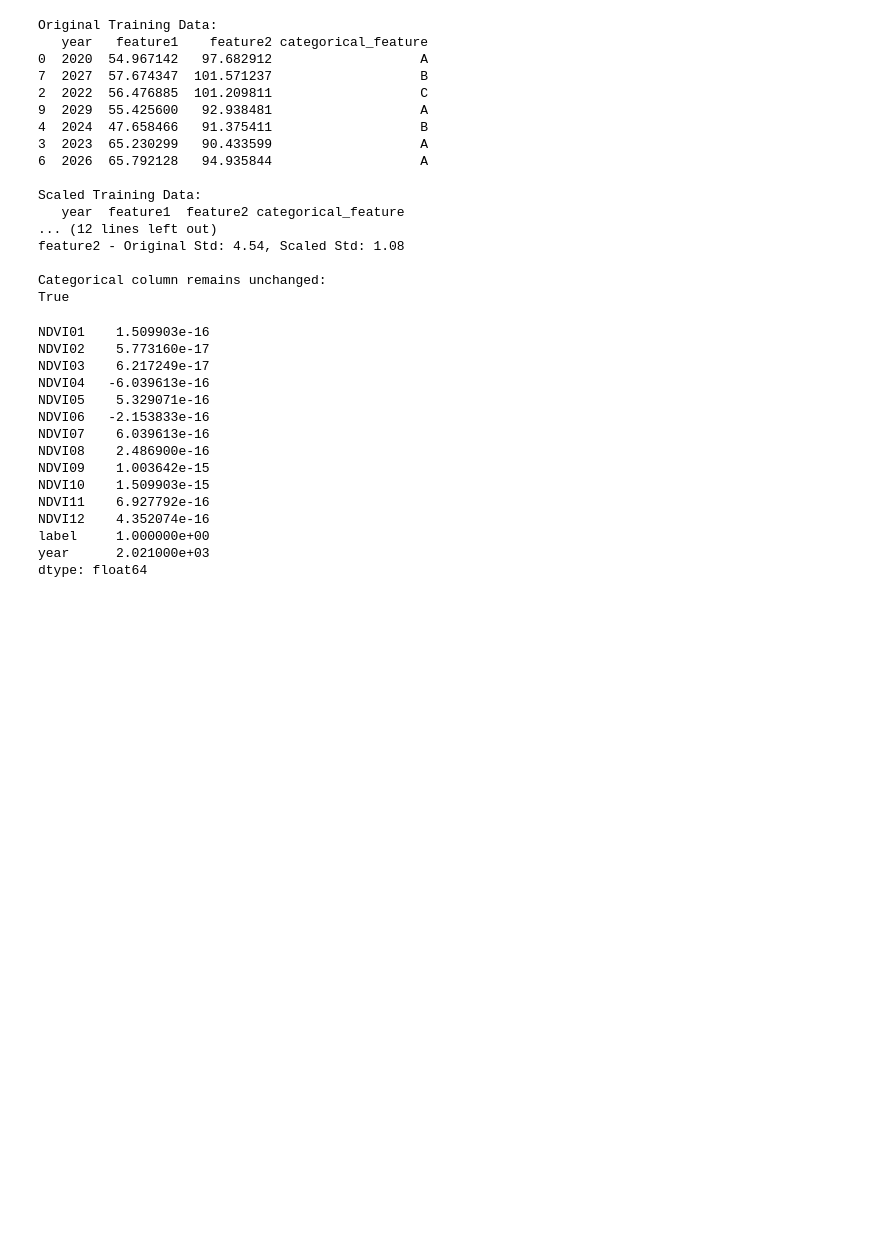
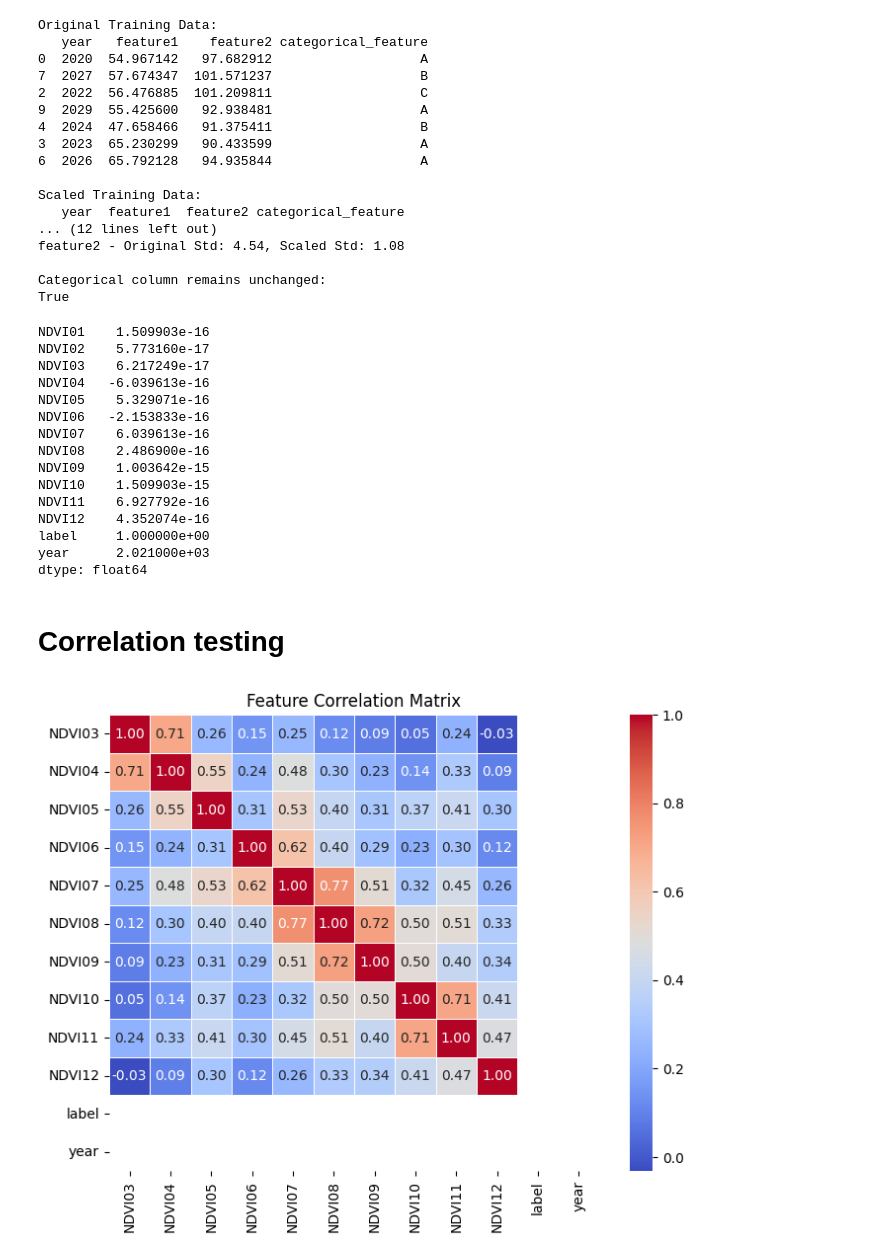
Before and after one commit to haseeb-m4235/NDVI-Based-Crop-Classification-for-Rice-and-Cotton-Using-Machine-Learning, a Jupyter notebook: Testing.ipynb, the cells around one changed output. Cells and saved outputs as stored; diff of their text form; code cells hidden in the pictures; blank space fills up the shorter version.

```diff
--- a/Testing.ipynb
+++ b/Testing.ipynb
@@ -139,3 +139,11 @@ NDVI12    4.352074e-16
 label     1.000000e+00
 year      2.021000e+03
 dtype: float64
+# %% [markdown]
+# Correlation testing
+# %%
+X_train,X_test=dp.address_correlation(X_train,X_test,['NDVI01','NDVI02'])
+# %%
+dp.plot_correlation(X_train)
+# %% [output]
+[figure, added]
```
Also changed, not shown: 3 other files.
